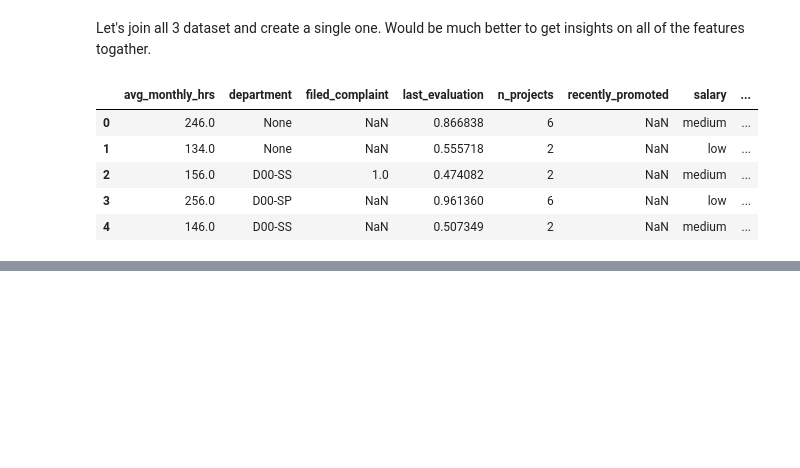
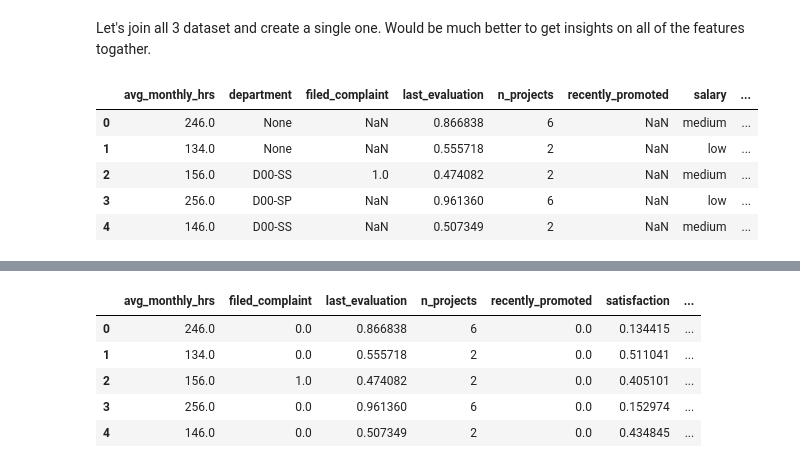
Before and after one commit to parekhravik/MLProjects, a Jupyter notebook: 1004_CapStoneProject_HR_ERIP.ipynb, the cells around one changed output, grey strips where cells are left out. Saved outputs shown, nothing was run; the diff lists cells and outputs as text; code cells hidden in the pictures; blank space fills up the shorter version.

```diff
--- a/1004_CapStoneProject_HR_ERIP.ipynb
+++ b/1004_CapStoneProject_HR_ERIP.ipynb
@@ -247,0 +322,11 @@ dtype: int64
+# %%
+pdEmployeeMerged1.head()
+pdEmployeeMerged1 = pdEmployeeMerged1.drop(['status','gender','marital_status'], axis=1)
+pdEmployeeMerged1.head()
+# %% [output]
+|  | avg_monthly_hrs | filed_complaint | last_evaluation | n_projects | recently_promoted | satisfaction | ... |
+| 0 | 246.0 | 0.0 | 0.866838 | 6 | 0.0 | 0.134415 | ... |
+| 1 | 134.0 | 0.0 | 0.555718 | 2 | 0.0 | 0.511041 | ... |
+| 2 | 156.0 | 1.0 | 0.474082 | 2 | 0.0 | 0.405101 | ... |
+| 3 | 256.0 | 0.0 | 0.961360 | 6 | 0.0 | 0.152974 | ... |
+| 4 | 146.0 | 0.0 | 0.507349 | 2 | 0.0 | 0.434845 | ... |
```
Also changed, not shown: parts of 29 cells of this notebook.
